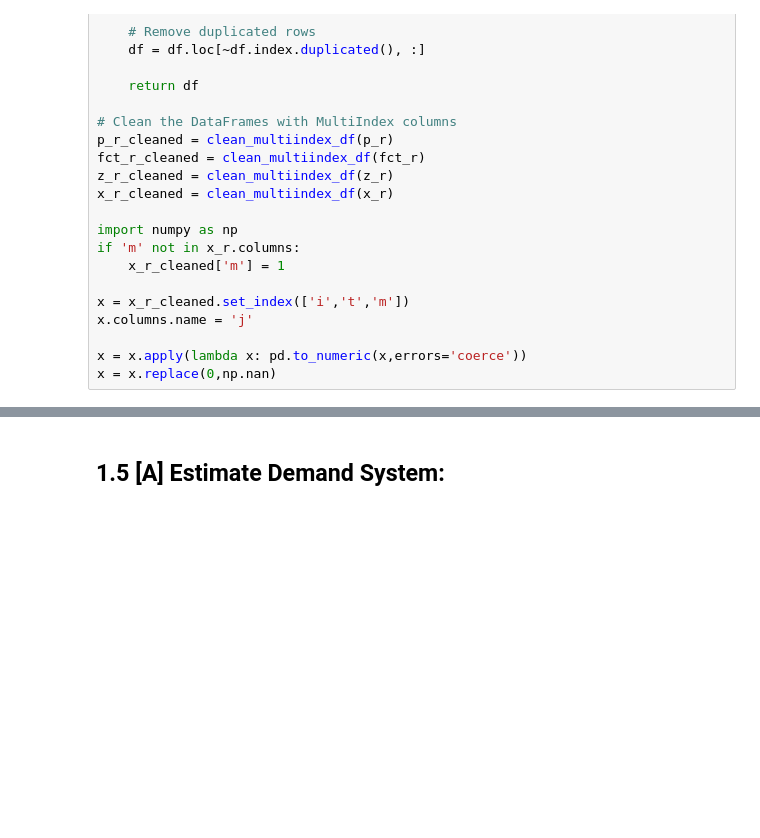
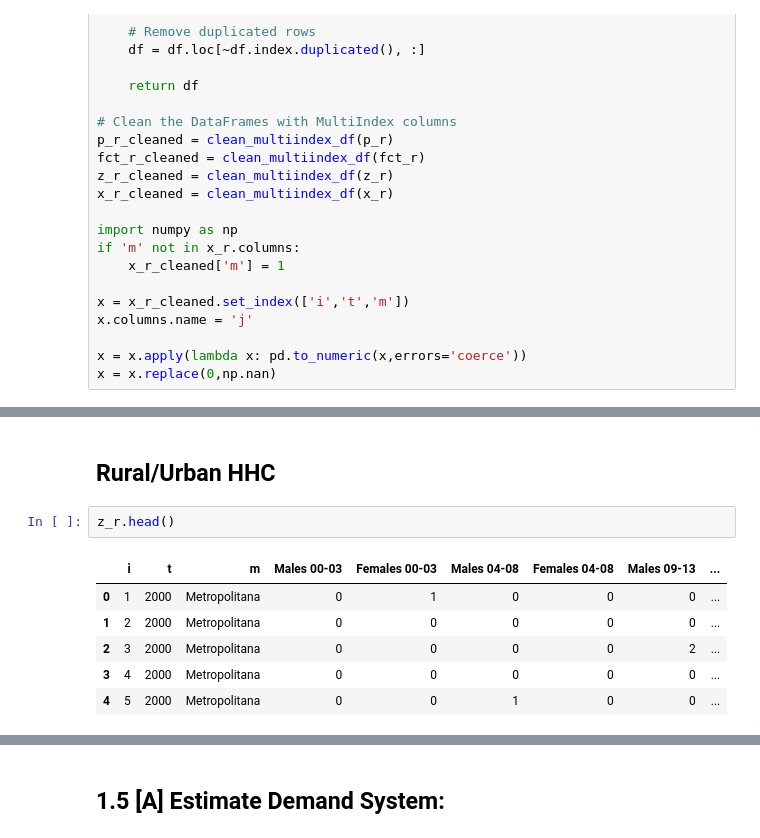
Before and after one commit to neha-lala/TWSchultz, a Jupyter notebook: Final. Code.ipynb, the cells around one changed output, grey strips where cells are left out. Drawn from its saved outputs; the diff is of its cells as text; blank space fills up the shorter version.

```diff
--- a/Final. Code.ipynb
+++ b/Final. Code.ipynb
@@ -334,0 +340,11 @@ urban
+# %% [markdown]
+## Rural/Urban HHC
+# %%
+z_r.head()
+# %% [output]
+|  | i | t | m | Males 00-03 | Females 00-03 | Males 04-08 | Females 04-08 | Males 09-13 | ... |
+| 0 | 1 | 2000 | Metropolitana | 0 | 1 | 0 | 0 | 0 | ... |
+| 1 | 2 | 2000 | Metropolitana | 0 | 0 | 0 | 0 | 0 | ... |
+| 2 | 3 | 2000 | Metropolitana | 0 | 0 | 0 | 0 | 2 | ... |
+| 3 | 4 | 2000 | Metropolitana | 0 | 0 | 0 | 0 | 0 | ... |
+| 4 | 5 | 2000 | Metropolitana | 0 | 0 | 1 | 0 | 0 | ... |
```
Also changed, not shown: parts of 11 cells of this notebook.
